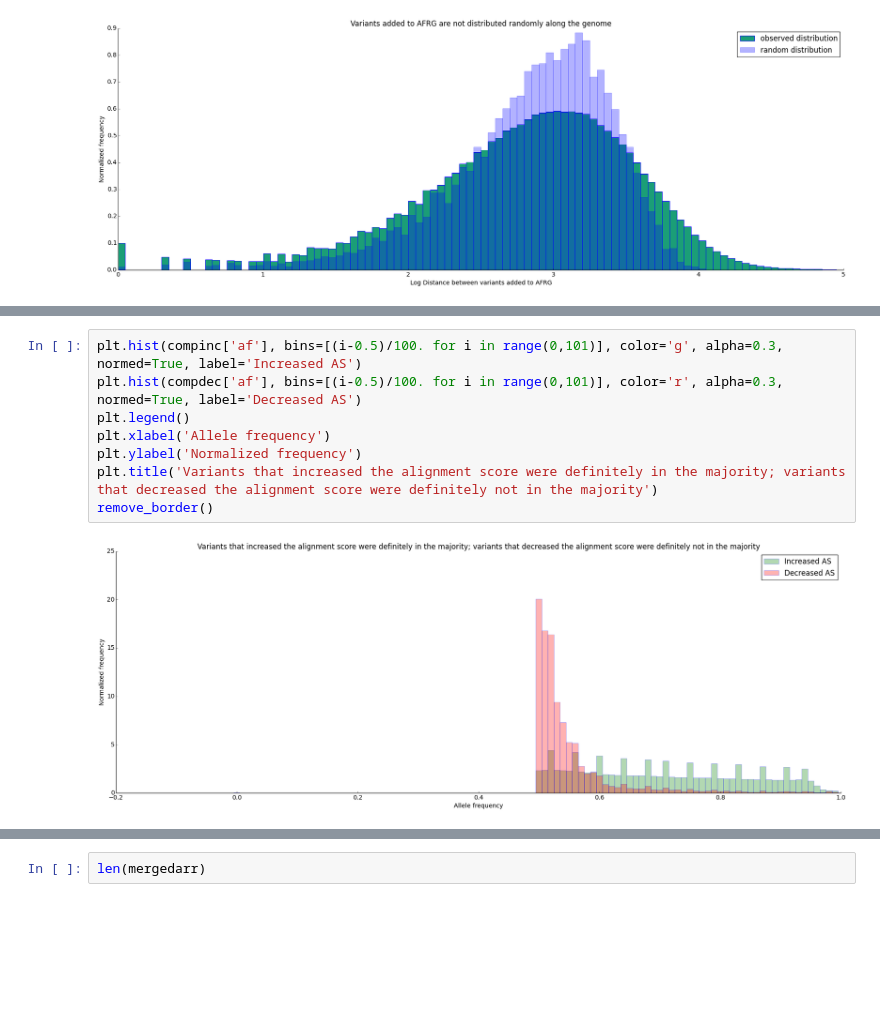
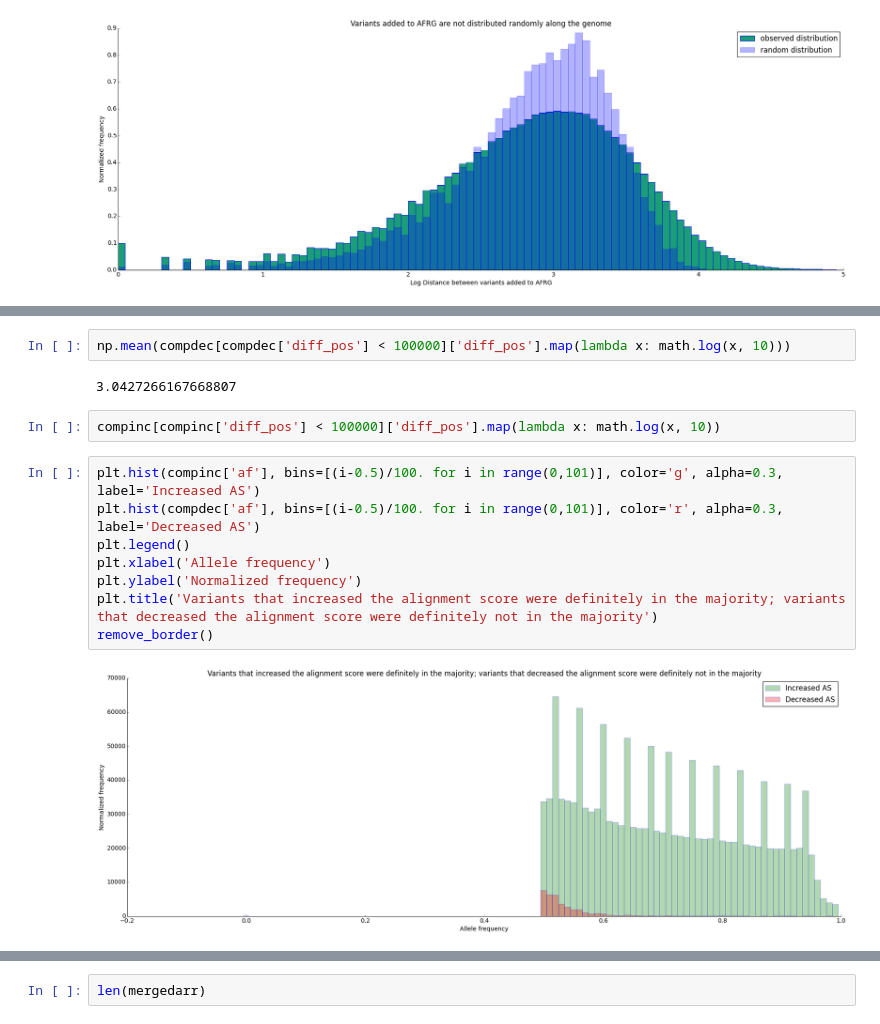
Before and after one commit to ryananeff/ipython-neff-davislab, a Jupyter notebook: comp_samples_support_ASHG.ipynb, the cells around one changed output, grey strips where cells are left out. Drawn from its saved outputs; the diff is of its cells as text; blank space fills up the shorter version.

```diff
--- a/comp_samples_support_ASHG.ipynb
+++ b/comp_samples_support_ASHG.ipynb
@@ -425,11 +454,17 @@ remove_border()
+# %%
+np.mean(compdec[compdec['diff_pos'] < 100000]['diff_pos'].map(lambda x: math.log(x, 10)))
+# %% [output]
+3.0427266167668807
+# %%
+compinc[compinc['diff_pos'] < 100000]['diff_pos'].map(lambda x: math.log(x, 10))
 # %%
-plt.hist(compinc['af'], bins=[(i-0.5)/100. for i in range(0,101)], color='g', alpha=0.3, normed=True, label='Increased AS')
-plt.hist(compdec['af'], bins=[(i-0.5)/100. for i in range(0,101)], color='r', alpha=0.3, normed=True, label='Decreased AS')
+plt.hist(compinc['af'], bins=[(i-0.5)/100. for i in range(0,101)], color='g', alpha=0.3, label='Increased AS')
+plt.hist(compdec['af'], bins=[(i-0.5)/100. for i in range(0,101)], color='r', alpha=0.3, label='Decreased AS')
 plt.legend()
 plt.xlabel('Allele frequency')
 plt.ylabel('Normalized frequency')
 plt.title('Variants that increased the alignment score were definitely in the majority; variants that decreased the alignment score were definitely not in the majority')
 remove_border()
 # %% [output]
-[figure, old version]
+[figure, new version]
 # %%
```
Also changed, not shown: parts of 10 cells of this notebook, 1 other file.
